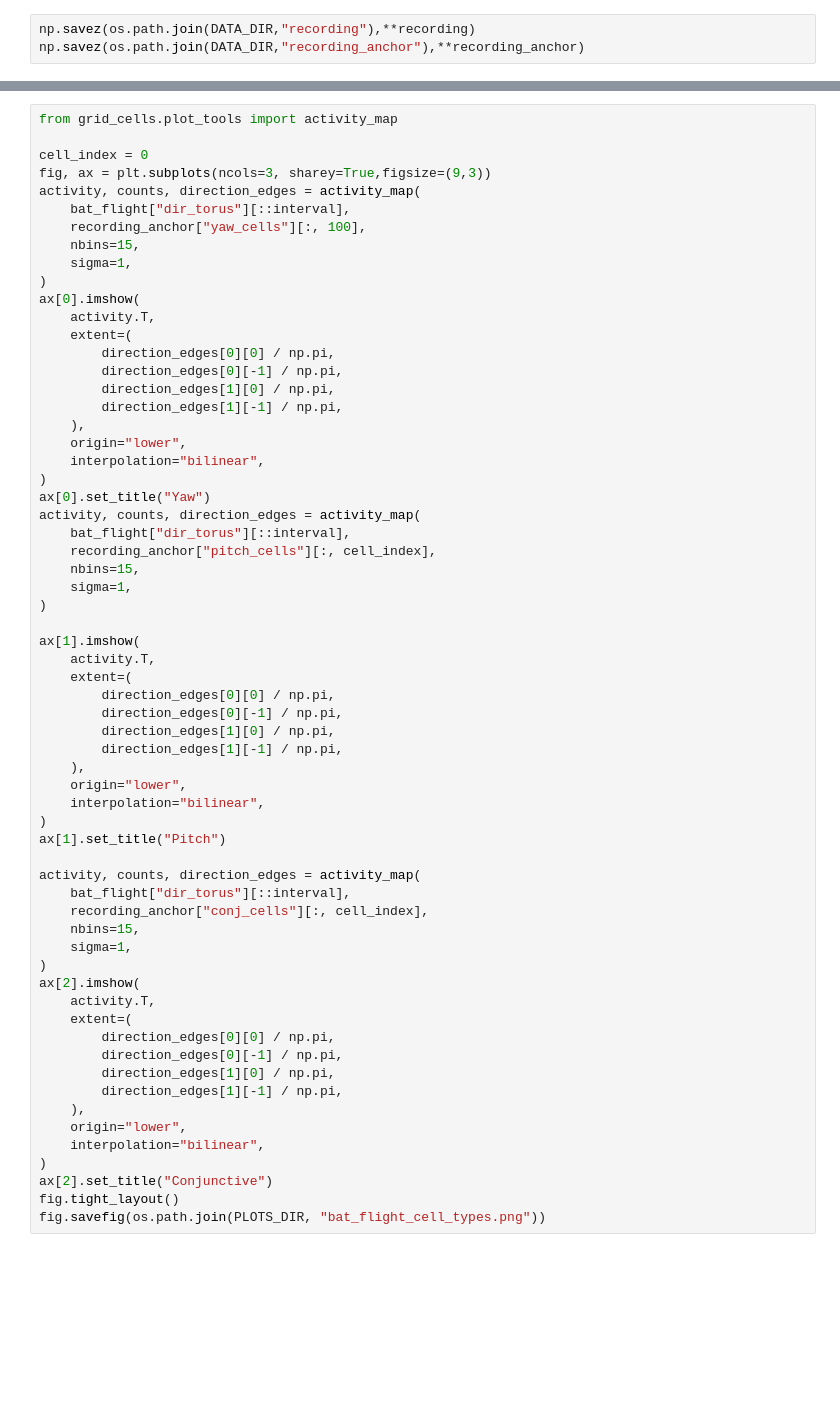
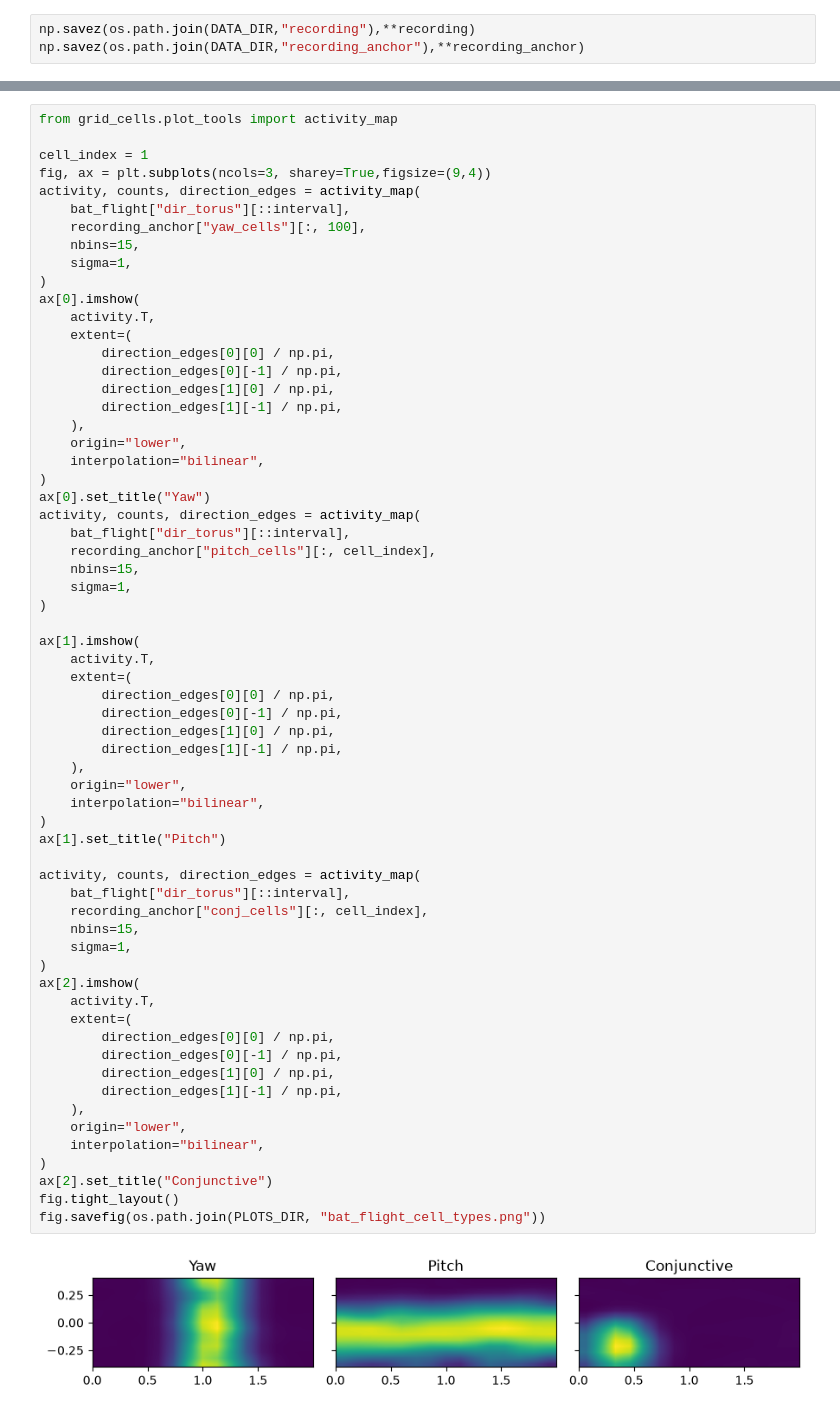
Before and after one commit to siaulich/grid-cells, a Jupyter notebook: notebooks/bat_flight_simple_anchoring.ipynb, the cells around one changed output, grey strips where cells are left out. Cells and saved outputs as stored; diff of their text form; blank space fills up the shorter version.

```diff
--- a/notebooks/bat_flight_simple_anchoring.ipynb
+++ b/notebooks/bat_flight_simple_anchoring.ipynb
@@ -117,8 +125,8 @@ fig.savefig(os.path.join(PLOTS_DIR, "bat_flight_anchoring_effect.png"))
 # %%
 from grid_cells.plot_tools import activity_map
 
-cell_index = 0
-fig, ax = plt.subplots(ncols=3, sharey=True,figsize=(9,3))
+cell_index = 1
+fig, ax = plt.subplots(ncols=3, sharey=True,figsize=(9,4))
 activity, counts, direction_edges = activity_map(
     bat_flight["dir_torus"][::interval],
     recording_anchor["yaw_cells"][:, 100],
@@ -150,33 +158,35 @@ ax[1].imshow(
         direction_edges[0][0] / np.pi,
         direction_edges[0][-1] / np.pi,
         direction_edges[1][0] / np.pi,
         direction_edges[1][-1] / np.pi,
     ),
     origin="lower",
     interpolation="bilinear",
 )
 ax[1].set_title("Pitch")
 
 activity, counts, direction_edges = activity_map(
     bat_flight["dir_torus"][::interval],
     recording_anchor["conj_cells"][:, cell_index],
     nbins=15,
     sigma=1,
 )
 ax[2].imshow(
     activity.T,
     extent=(
         direction_edges[0][0] / np.pi,
         direction_edges[0][-1] / np.pi,
         direction_edges[1][0] / np.pi,
         direction_edges[1][-1] / np.pi,
     ),
     origin="lower",
     interpolation="bilinear",
 )
 ax[2].set_title("Conjunctive")
 fig.tight_layout()
 fig.savefig(os.path.join(PLOTS_DIR, "bat_flight_cell_types.png"))
+# %% [output]
+[figure, added]
 # %%
 anchor_index = 6
 inversion = 0
```
Also changed, not shown: parts of 5 cells of this notebook, 9 other files.
